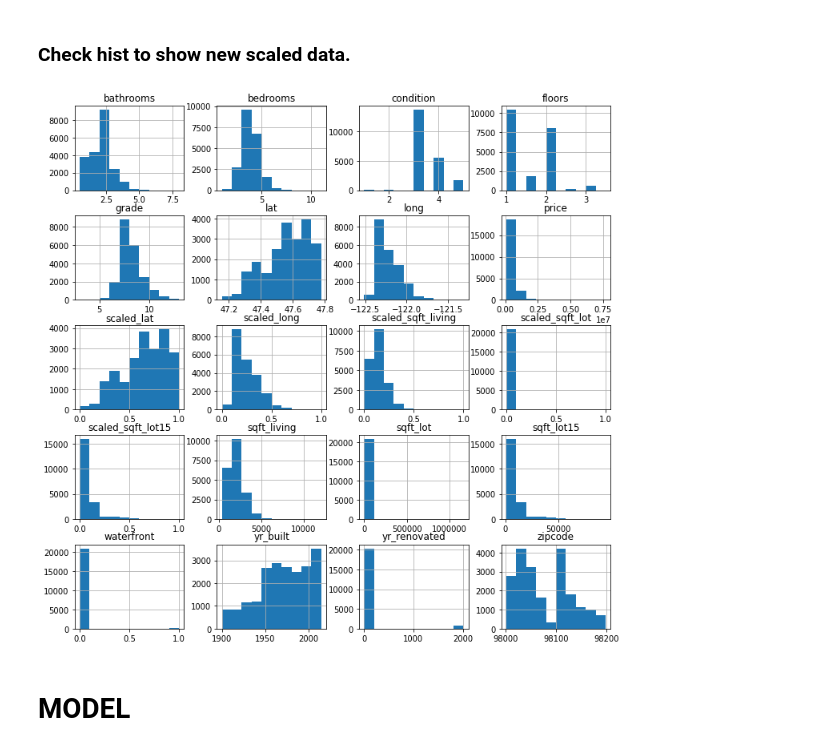
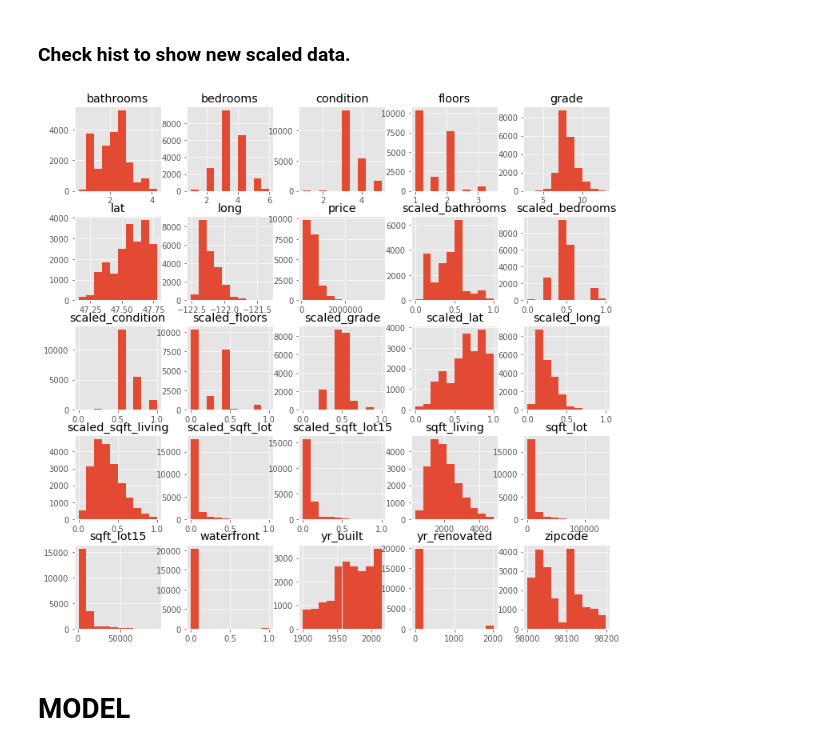
Before and after one commit to alexanderjohnny/dsc-v2-mod1-final-project-online-ds-pt-100719, a Jupyter notebook: ALEX_BEAT_mod1project_nb-edit.ipynb, the cells around one changed output. Saved outputs shown, nothing was run; the diff lists cells and outputs as text; code cells hidden in the pictures.

```diff
--- a/ALEX_BEAT_mod1project_nb-edit.ipynb
+++ b/ALEX_BEAT_mod1project_nb-edit.ipynb
@@ -749,7 +749,7 @@ def find_outliers(col):
 # %%
 df_outliers = pd.DataFrame()
 
-cols_to_clean = ['bedrooms','bathrooms','sqft_living','sqft_lot','yr_built','sqft_lot15']
+cols_to_clean = ['bedrooms','bathrooms','sqft_living','sqft_lot','sqft_lot15']
 
 for col in cols_to_clean:
     df_outliers[col] = find_outliers(df_basic[col])
@@ -1153,0 +1028,3 @@ df_filtered1.hist(figsize=(12,12));
+# %%
+df_scaled = df_cleaned.copy()
+df_scaled.shape
@@ -1155,13 +1036,13 @@ df_filtered1.hist(figsize=(12,12));
 # this loops through the cols needing to be scaled
 # applies equation for min max scaling and adds new col to dataframe
 
-scale = ['sqft_living', 'sqft_lot', 'lat', 'long', 'sqft_lot15']
+scale = ['bedrooms','bathrooms','condition','floors','grade','sqft_living', 'sqft_lot', 'lat', 'long', 'sqft_lot15']
 for col in scale:
-    x = df_filtered1[col]
+    x = df_scaled[col]
     scaled_x = (x - min(x)) / (max(x) - min(x))
-    df_filtered1['scaled_' + col] = scaled_x
+    df_scaled['scaled_' + col] = scaled_x
 
-df_filtered1.head()
+df_scaled.head()
 # %% [output]
 |  | price | bedrooms | bathrooms | sqft_living | sqft_lot | floors | waterfront | condition | grade | ... |
 | 0 | 221900.0 | 3 | 1.00 | 1180 | 5650 | 1.0 | 0.0 | 3 | 7 | ... |
@@ -1174,9 +1055,9 @@ The scale columns are added to the existing dataframe and can then be applied in
 # %% [markdown]
 ### Check hist to show new scaled data.
 # %%
-df_filtered1.hist(figsize=(12,12));
+df_scaled.hist(figsize=(12,12));
 # %% [output]
-[figure, old version]
+[figure, new version]
 # %% [markdown]
 # MODEL
 # %% [markdown]
```
Also changed, not shown: parts of 72 cells of this notebook, 10 other files.
